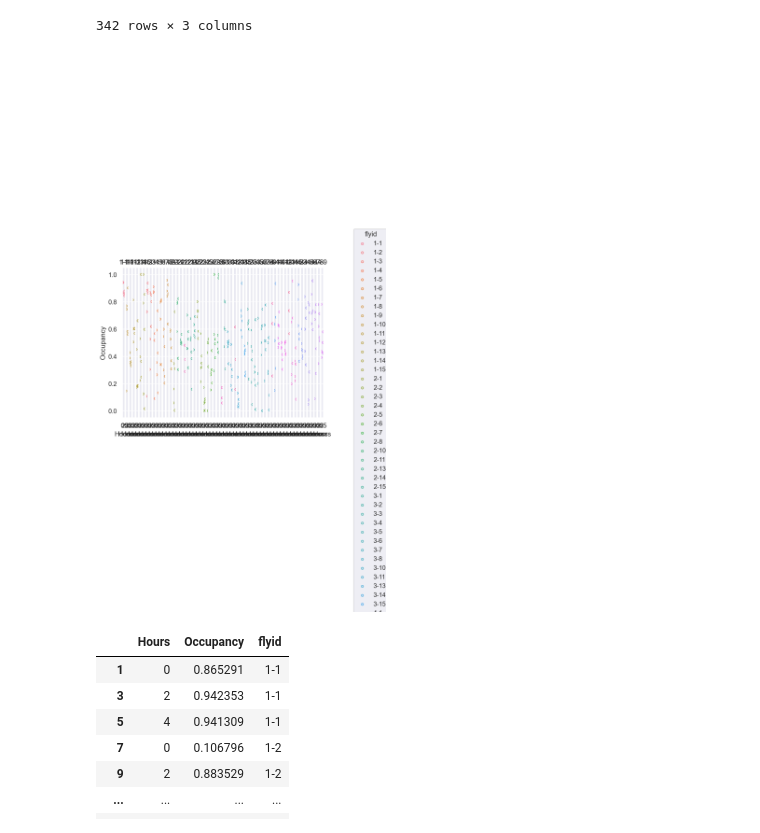
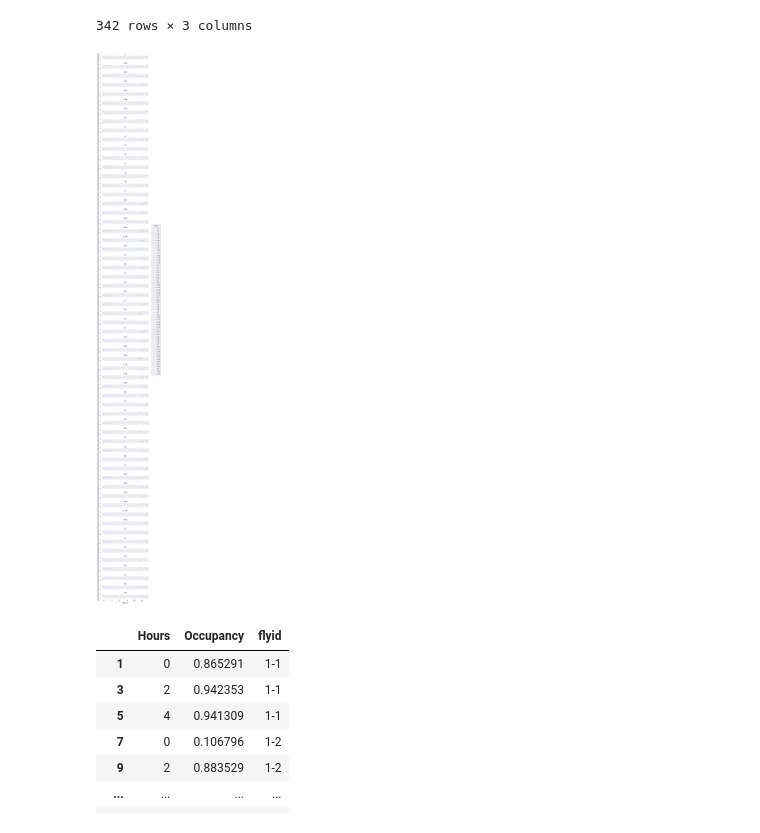
Before and after one commit to ryantmaloney/Odor-Behavior, a Jupyter notebook: Odor Analysis.ipynb, the cells around one changed output. Drawn from its saved outputs; the diff is of its cells as text; code cells hidden in the pictures.

```diff
--- a/Odor Analysis.ipynb
+++ b/Odor Analysis.ipynb
@@ -154,9 +162,10 @@ data_minimal
 | 719 | 28 | 0.084527 | 4-15 |
 342 rows × 3 columns
 # %%
-so.Plot(data=data_minimal, x='Hours', y="Occupancy", color="flyid").add(so.Dots(), so.Agg()).facet(col="flyid")
+#look at each fly individually
+so.Plot(data=data_minimal, x='Hours', y="Occupancy", color="flyid").add(so.Dots(), so.Agg()).facet(row="flyid").layout(size=[5,50], engine="tight")
 # %% [output]
-[figure, old version]
+[figure, new version]
 # %%
 import numpy as np
 import statsmodels.api as sm
```
Also changed, not shown: parts of 20 cells of this notebook.
